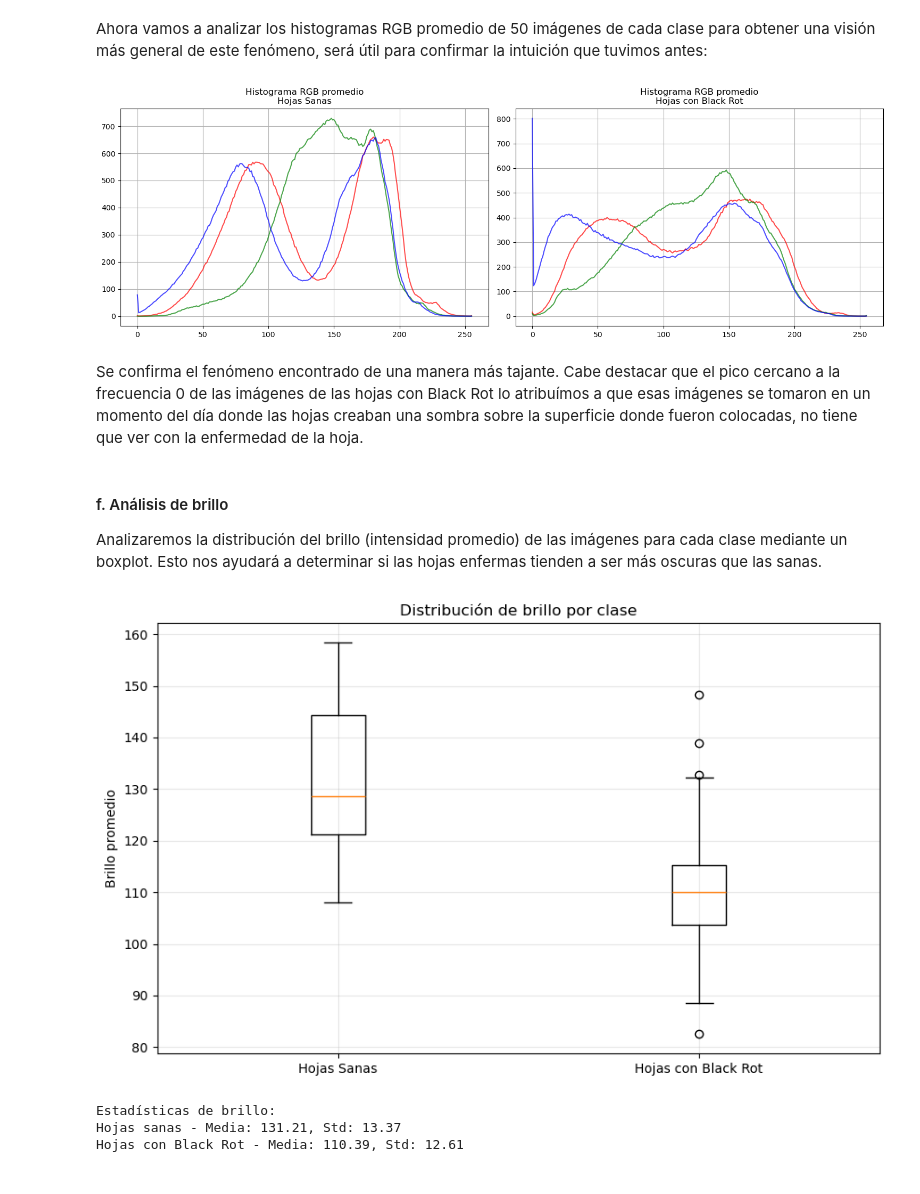
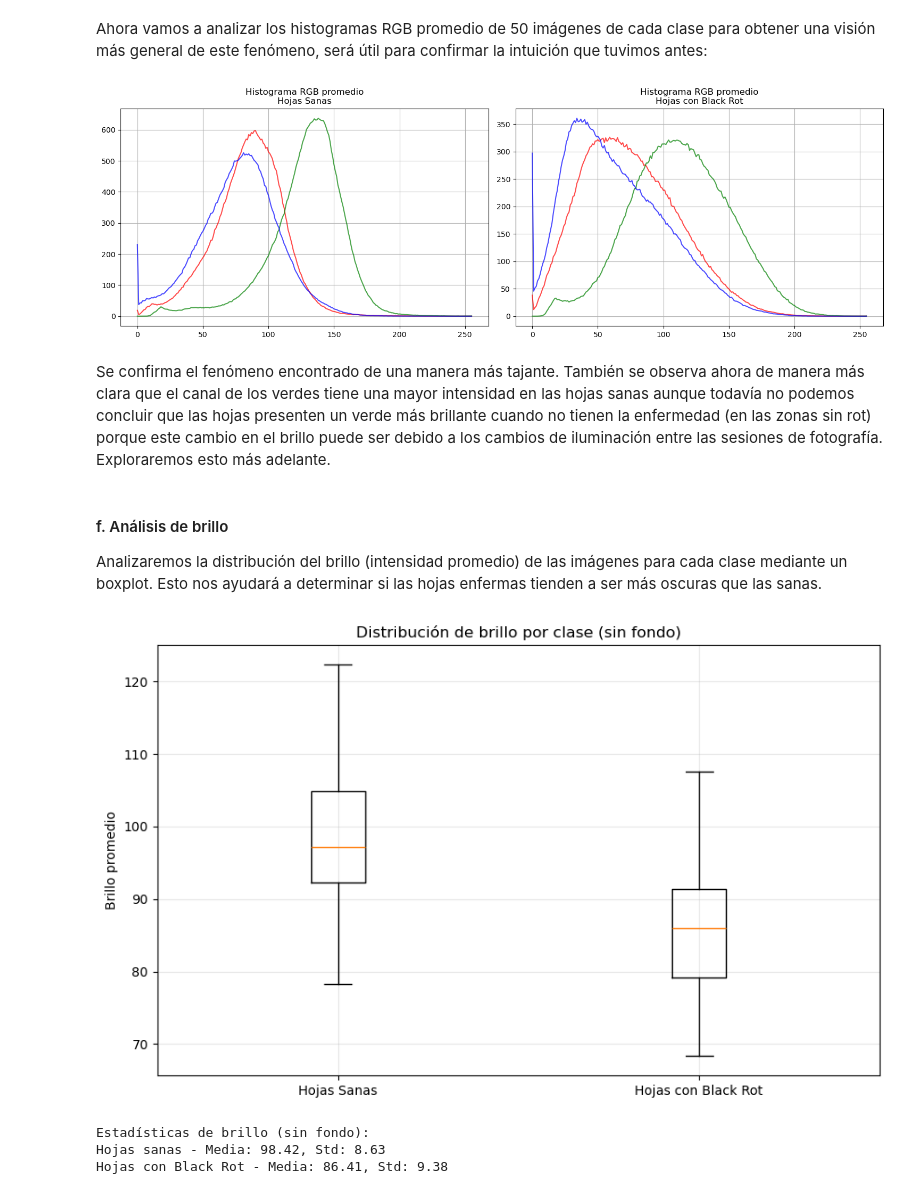
Before and after one commit to Mati279/TP-VC-II, a Jupyter notebook: TP/TP.ipynb, the cells around one changed output. Cells and saved outputs as stored; diff of their text form; code cells hidden in the pictures.

```diff
--- a/TP/TP.ipynb
+++ b/TP/TP.ipynb
@@ -37,7 +37,7 @@ A continuación procederemos con el EDA:
 #### a. Conteo de clases
 # %%
 
-base_path = "plantvillage dataset/color"
+base_path = "plantvillage dataset/segmented"
 classes = ["Grape___healthy", "Grape___Black_rot"]
 
 # Traemos las imágenes de cada clase
@@ -116,23 +116,25 @@ Con este código corroboramos que todas las imágenes del dataset tienen un tama
 
 Visualizaremos 3 muestras de cada clase y sus histogramas de color para entender las diferencias entre hojas sanas y enfermas.
 # %%
-# Función para mostrar las imágenes y sus histogramas
 def analizar_rgb(imagen_path, titulo):
     img = cv2.imread(imagen_path)
     img = cv2.cvtColor(img, cv2.COLOR_BGR2RGB)
 
+    # Creamos una máscara para ignorar el fondo negro, para que no distorsione el histograma
+    mask = cv2.cvtColor(img, cv2.COLOR_RGB2GRAY)
+    mask = cv2.threshold(mask, 10, 255, cv2.THRESH_BINARY)[1]
+
     fig, (ax1, ax2) = plt.subplots(1, 2, figsize=(12, 4))
 
-    # Mostrar imagen
+
     ax1.imshow(img)
     ax1.axis('off')
     ax1.set_title('Imagen')
 
-    # Mostrar histograma de color
     for i, color in enumerate(['r', 'g', 'b']):
-        hist = cv2.calcHist([img], [i], None, [256], [0, 256])
+        hist = cv2.calcHist([img], [i], mask, [256], [0, 256])
         ax2.plot(hist, color=color, alpha=0.7)
-    ax2.set_title('Histograma RGB')
+    ax2.set_title('Histograma RGB (sin fondo)')
     ax2.grid(True)
 
     plt.suptitle(titulo)
@@ -163,7 +165,7 @@ Ahora vamos a analizar los histogramas RGB promedio de 50 imágenes de cada clas
 healthy_samples = np.random.choice(healthy_dt, 50)
 black_rot_samples = np.random.choice(black_rot_dt, 50)
 
-# Inicializamos arrays para acumular histogramas
+# Inicializamos arrays para los histogramas
 healthy_hist = np.zeros((3, 256))
 black_rot_hist = np.zeros((3, 256))
 
@@ -171,40 +173,54 @@ black_rot_hist = np.zeros((3, 256))
 for img_name in healthy_samples:
     img = cv2.imread(os.path.join(base_path, "Grape___healthy", img_name))
     img = cv2.cvtColor(img, cv2.COLOR_BGR2RGB)
+
+     # Creamos una máscara para ignorar el fondo negro, para que no distorsione el histograma
+    gray = cv2.cvtColor(img, cv2.COLOR_RGB2GRAY)
+    _, mask = cv2.threshold(gray, 10, 255, cv2.THRESH_BINARY)
+
     for i in range(3):
-        healthy_hist[i] += cv2.calcHist([img], [i], None, [256], [0, 256])[:,0]
+        hist = cv2.calcHist([img], [i], mask, [256], [0, 256])[:, 0]
+        healthy_hist[i] += hist
+
 healthy_hist /= 50
 
 # Histogramas promedio para hojas con black rot
 for img_name in black_rot_samples:
     img = cv2.imread(os.path.join(base_path, "Grape___Black_rot", img_name))
     img = cv2.cvtColor(img, cv2.COLOR_BGR2RGB)
+
+    # Creamos una máscara para ignorar el fondo negro, para que no distorsione el histograma
+    gray = cv2.cvtColor(img, cv2.COLOR_RGB2GRAY)
+    _, mask = cv2.threshold(gray, 10, 255, cv2.THRESH_BINARY)
+
     for i in range(3):
-        black_rot_hist[i] += cv2.calcHist([img], [i], None, [256], [0, 256])[:,0]
+        hist = cv2.calcHist([img], [i], mask, [256], [0, 256])[:, 0]
+        black_rot_hist[i] += hist
+
 black_rot_hist /= 50
 
-# Graficamos los histogramas promedio
+#Gráficos
 plt.figure(figsize=(15, 5))
 colors = ['red', 'green', 'blue']
 
 plt.subplot(1, 2, 1)
 for i, color in enumerate(colors):
     plt.plot(healthy_hist[i], color=color, alpha=0.7)
 plt.title('Histograma RGB promedio\nHojas Sanas')
 plt.grid(True)
 
 plt.subplot(1, 2, 2)
 for i, color in enumerate(colors):
     plt.plot(black_rot_hist[i], color=color, alpha=0.7)
 plt.title('Histograma RGB promedio\nHojas con Black Rot')
 plt.grid(True)
 
 plt.tight_layout()
 plt.show()
 # %% [output]
-[figure, old version]
+[figure, new version]
 # %% [markdown]
-Se confirma el fenómeno encontrado de una manera más tajante. Cabe destacar que el pico cercano a la frecuencia 0 de las imágenes de las hojas con Black Rot lo atribuímos a que esas imágenes se tomaron en un momento del día donde las hojas creaban una sombra sobre la superficie donde fueron colocadas, no tiene que ver con la enfermedad de la hoja.
+Se confirma el fenómeno encontrado de una manera más tajante. También se observa ahora de manera más clara que el canal de los verdes tiene una mayor intensidad en las hojas sanas aunque todavía no podemos concluir que las hojas presenten un verde más brillante cuando no tienen la enfermedad (en las zonas sin rot) porque este cambio en el brillo puede ser debido a los cambios de iluminación entre las sesiones de fotografía. Exploraremos esto más adelante.
 # %% [markdown]
 #### f. Análisis de brillo
 
@@ -219,32 +235,38 @@ brillo_blackrot = []
 healthy_samples = np.random.choice(healthy_dt, n_muestras)
 black_rot_samples = np.random.choice(black_rot_dt, n_muestras)
 
+# Función para calcular brillo promedio ignorandoel fondo negro
+def calcular_brillo(img):
+    gray = cv2.cvtColor(img, cv2.COLOR_RGB2GRAY)
+    _, mask = cv2.threshold(gray, 10, 255, cv2.THRESH_BINARY)
+    valores = img[mask > 0]
+    return np.mean(valores)
+
 # Calcular brillo promedio para cada imagen
 for img_name in healthy_samples:
     img = cv2.imread(os.path.join(base_path, "Grape___healthy", img_name))
     img = cv2.cvtColor(img, cv2.COLOR_BGR2RGB)
-    brillo_healthy.append(np.mean(img))
+    brillo_healthy.append(calcular_brillo(img))
 
 for img_name in black_rot_samples:
     img = cv2.imread(os.path.join(base_path, "Grape___Black_rot", img_name))
     img = cv2.cvtColor(img, cv2.COLOR_BGR2RGB)
-    brillo_blackrot.append(np.mean(img))
+    brillo_blackrot.append(calcular_brillo(img))
 
 # Boxplot
 plt.figure(figsize=(10, 6))
 plt.boxplot([brillo_healthy, brillo_blackrot], labels=['Hojas Sanas', 'Hojas con Black Rot'])
-plt.title('Distribución de brillo por clase')
+plt.title('Distribución de brillo por clase (sin fondo)')
 plt.ylabel('Brillo promedio')
 plt.grid(True, alpha=0.3)
 plt.show()
 
-
-print("Estadísticas de brillo:")
+print("Estadísticas de brillo (sin fondo):")
 print(f"Hojas sanas - Media: {np.mean(brillo_healthy):.2f}, Std: {np.std(brillo_healthy):.2f}")
 print(f"Hojas con Black Rot - Media: {np.mean(brillo_blackrot):.2f}, Std: {np.std(brillo_blackrot):.2f}")
 # %% [output]
-[figure, old version]
+[figure, new version]
-Estadísticas de brillo:
-Hojas sanas - Media: 131.21, Std: 13.37
-Hojas con Black Rot - Media: 110.39, Std: 12.61
+Estadísticas de brillo (sin fondo):
+Hojas sanas - Media: 98.42, Std: 8.63
+Hojas con Black Rot - Media: 86.41, Std: 9.38
 # %% [markdown]
```
Also changed, not shown: parts of 3 cells of this notebook.
